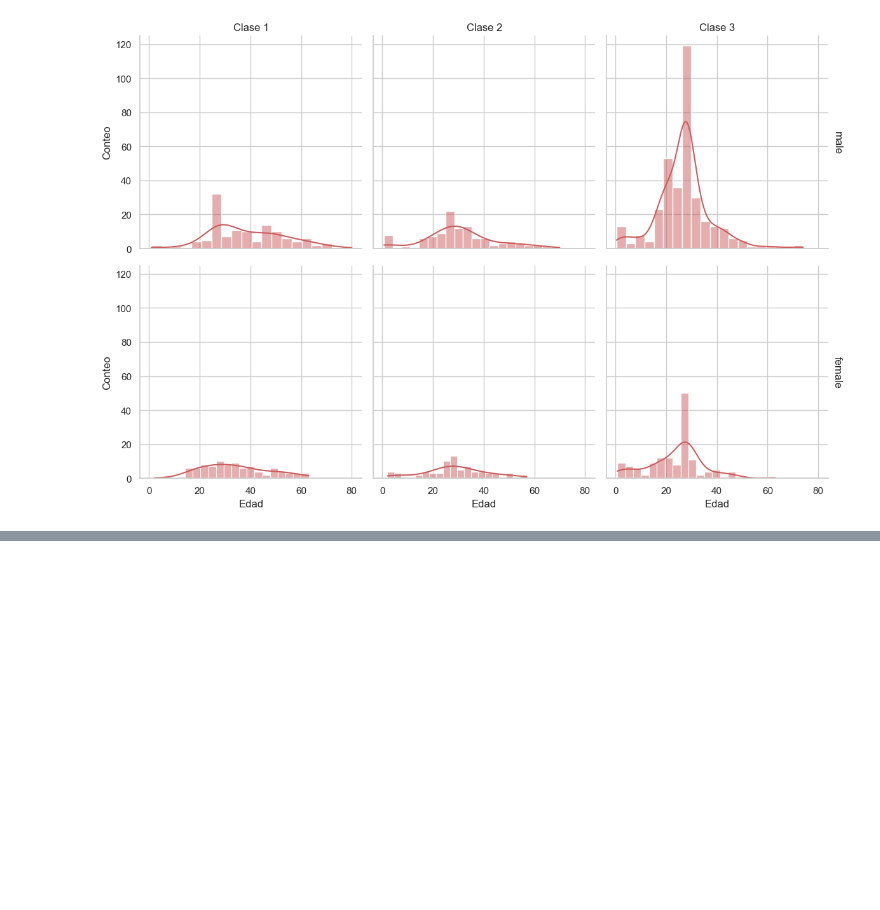
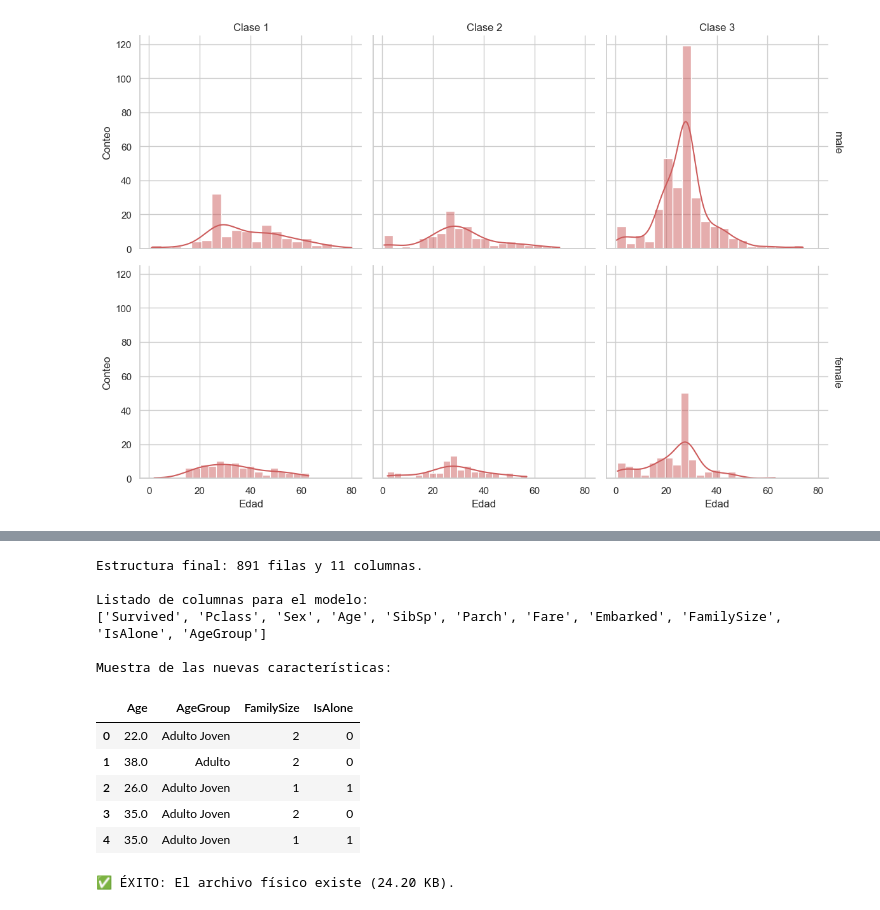
Before and after one commit to chema74/IA_Especialista, a Jupyter notebook: notebooks/datos/S1_titanic_eda.ipynb, the cells around one changed output, grey strips where cells are left out. Drawn from its saved outputs; the diff is of its cells as text; code cells hidden in the pictures; blank space fills up the shorter version.

```diff
--- a/notebooks/mes_01_datos/S1_titanic_eda.ipynb
+++ b/notebooks/datos/S1_titanic_eda.ipynb
@@ -211,0 +215,34 @@ plt.show()
+# %%
+# 1. Comprobación de dimensiones
+print(f"Estructura final: {df.shape[0]} filas y {df.shape[1]} columnas.")
+
+# 2. Lista de columnas finales (Verifica que estén FamilySize, IsAlone y AgeGroup)
+print("\nListado de columnas para el modelo:")
+print(df.columns.tolist())
+
+# 3. Vista rápida de los nuevos datos
+print("\nMuestra de las nuevas características:")
+display(df[['Age', 'AgeGroup', 'FamilySize', 'IsAlone']].head())
+
+# 4. Confirmación de guardado físico
+import os
+path = '../../data/processed/titanic_limpio.csv'
+if os.path.exists(path):
+    size = os.path.getsize(path) / 1024
+    print(f"\n✅ ÉXITO: El archivo físico existe ({size:.2f} KB).")
+else:
+    print("\n⚠️ ERROR: El archivo no se encuentra en data/processed/")
+# %% [output]
+Estructura final: 891 filas y 11 columnas.
+
+Listado de columnas para el modelo:
+['Survived', 'Pclass', 'Sex', 'Age', 'SibSp', 'Parch', 'Fare', 'Embarked', 'FamilySize', 'IsAlone', 'AgeGroup']
+
+Muestra de las nuevas características:
+|  | Age | AgeGroup | FamilySize | IsAlone |
+| 0 | 22.0 | Adulto Joven | 2 | 0 |
+| 1 | 38.0 | Adulto | 2 | 0 |
+| 2 | 26.0 | Adulto Joven | 1 | 1 |
+| 3 | 35.0 | Adulto Joven | 2 | 0 |
+| 4 | 35.0 | Adulto Joven | 1 | 1 |
+✅ ÉXITO: El archivo físico existe (24.20 KB).
```
Also changed, not shown: parts of 1 cell of this notebook, 1 other file.
